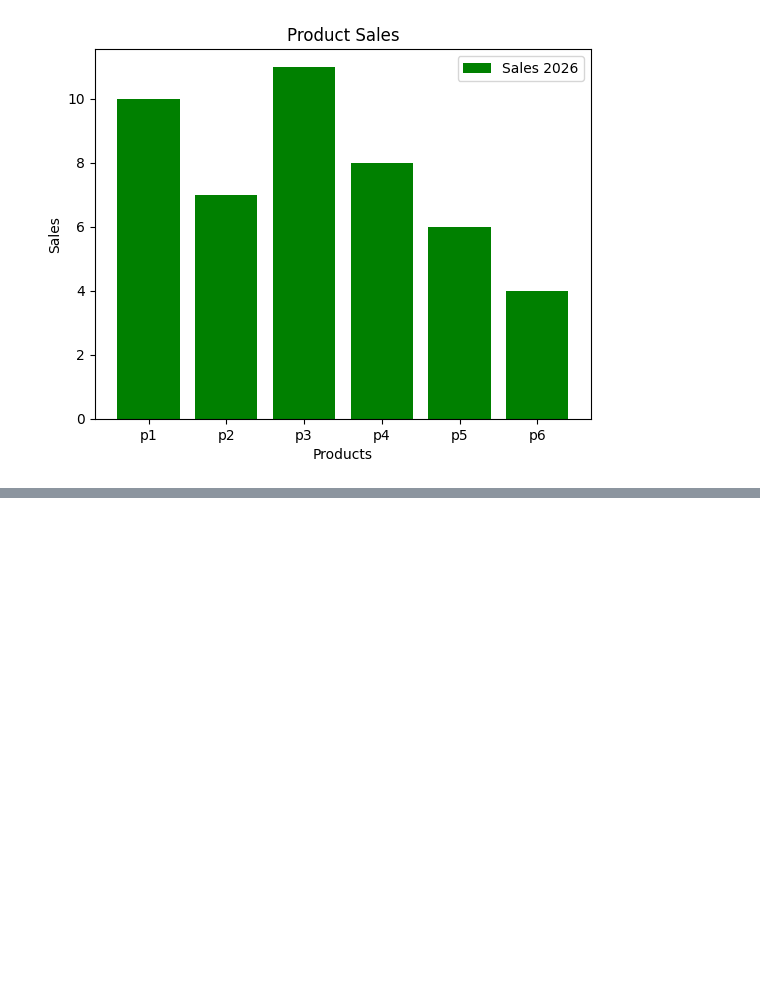
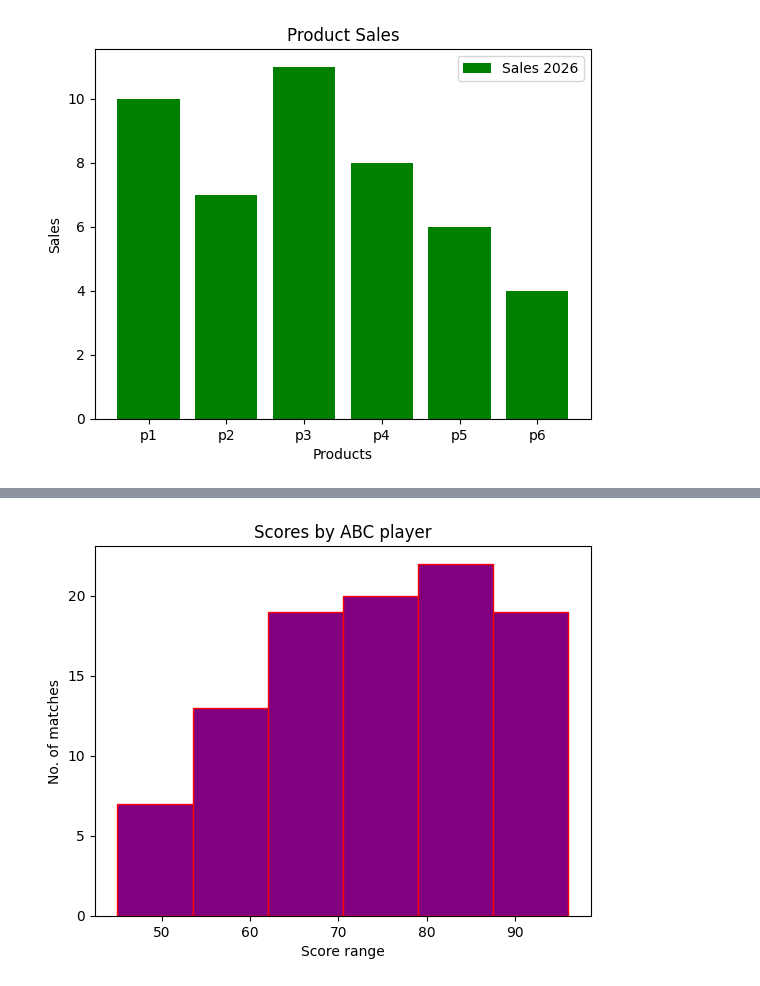
Before and after one commit to pranjal7398/Matplotlib, a Jupyter notebook: matplotlib.ipynb, the cells around one changed output, grey strips where cells are left out. Drawn from its saved outputs; the diff is of its cells as text; code cells hidden in the pictures; blank space fills up the shorter version.

```diff
--- a/matplotlib.ipynb
+++ b/matplotlib.ipynb
@@ -46,0 +60,25 @@ plt.show()
+# %%
+#plotting a histogram of scores scored by a player
+
+import matplotlib.pyplot as plt
+
+scores = [
+    45, 67, 78, 89, 56, 72, 91, 63, 84, 77,
+    52, 69, 88, 74, 95, 61, 83, 70, 58, 79,
+    66, 92, 47, 81, 73, 85, 59, 76, 68, 90,
+    54, 71, 87, 62, 80, 93, 49, 75, 64, 86,
+    57, 78, 82, 69, 91, 55, 73, 88, 67, 94,
+    60, 77, 84, 72, 89, 51, 65, 79, 83, 96,
+    48, 74, 68, 87, 92, 56, 81, 70, 63, 85,
+    53, 76, 90, 66, 78, 95, 61, 82, 71, 86,
+    59, 88, 73, 80, 67, 91, 54, 77, 84, 69,
+    62, 89, 75, 93, 58, 72, 83, 65, 79, 87
+]
+
+plt.hist(scores , bins = 6 , color = "purple" , edgecolor="red")
+plt.title("Scores by ABC player")
+plt.xlabel("Score range")
+plt.ylabel("No. of matches")
+plt.show()
+# %% [output]
+[figure, added]
```
Also changed, not shown: parts of 5 cells of this notebook.
